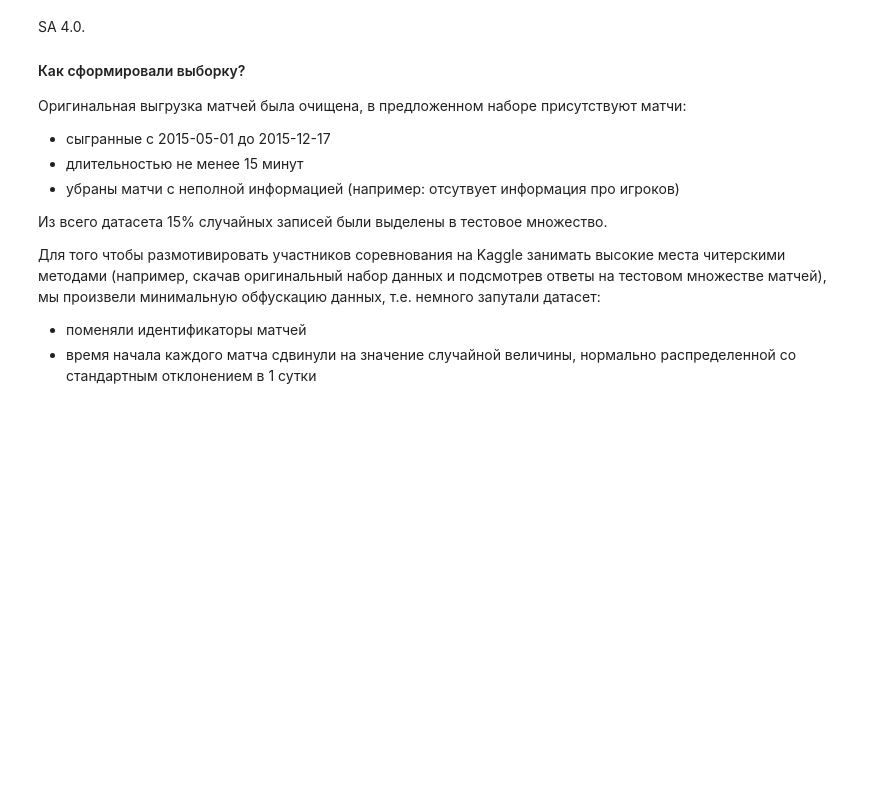
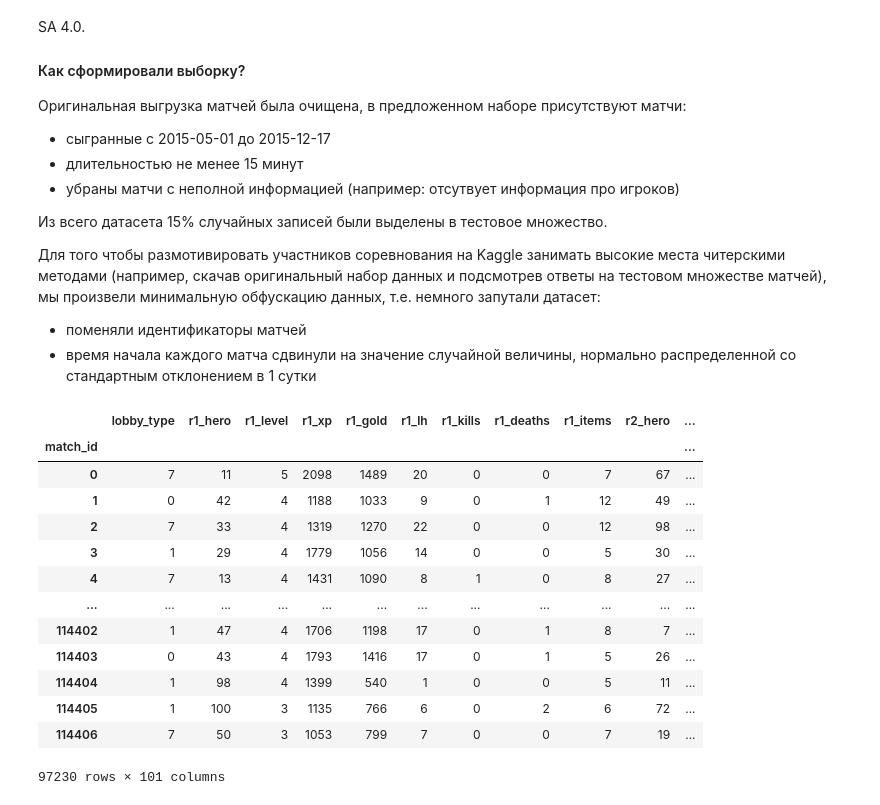
Before and after one commit to Healbod/projects, a Jupyter notebook: dota_win/final-statement.ipynb, the cells around one changed output. Cells and saved outputs as stored; diff of their text form; code cells hidden in the pictures; blank space fills up the shorter version.

```diff
--- a/dota_win/final-statement.ipynb
+++ b/dota_win/final-statement.ipynb
@@ -429,0 +442,24 @@ match_id,radiant_win
+# %%
+# 1.Считайте таблицу с признаками из файла features.csv с помощью кода, приведенного выше. Удалите признаки, связанные с
+# итогами матча (они помечены в описании данных как отсутствующие в тестовой выборке).
+features = pd.read_csv('./data/features.csv', index_col='match_id')
+X = features.drop(labels=['start_time', 'duration', 'radiant_win', 'tower_status_radiant', 'tower_status_dire',
+       'barracks_status_radiant', 'barracks_status_dire'], axis=1)
+y = features['radiant_win']
+# %%
+X
+# %% [output]
+|  | lobby_type | r1_hero | r1_level | r1_xp | r1_gold | r1_lh | r1_kills | r1_deaths | r1_items | r2_hero | ... |
+| match_id |  |  |  |  |  |  |  |  |  |  | ... |
+| 0 | 7 | 11 | 5 | 2098 | 1489 | 20 | 0 | 0 | 7 | 67 | ... |
+| 1 | 0 | 42 | 4 | 1188 | 1033 | 9 | 0 | 1 | 12 | 49 | ... |
+| 2 | 7 | 33 | 4 | 1319 | 1270 | 22 | 0 | 0 | 12 | 98 | ... |
+| 3 | 1 | 29 | 4 | 1779 | 1056 | 14 | 0 | 0 | 5 | 30 | ... |
+| 4 | 7 | 13 | 4 | 1431 | 1090 | 8 | 1 | 0 | 8 | 27 | ... |
+| ... | ... | ... | ... | ... | ... | ... | ... | ... | ... | ... | ... |
+| 114402 | 1 | 47 | 4 | 1706 | 1198 | 17 | 0 | 1 | 8 | 7 | ... |
+| 114403 | 0 | 43 | 4 | 1793 | 1416 | 17 | 0 | 1 | 5 | 26 | ... |
+| 114404 | 1 | 98 | 4 | 1399 | 540 | 1 | 0 | 0 | 5 | 11 | ... |
+| 114405 | 1 | 100 | 3 | 1135 | 766 | 6 | 0 | 2 | 6 | 72 | ... |
+| 114406 | 7 | 50 | 3 | 1053 | 799 | 7 | 0 | 0 | 7 | 19 | ... |
+97230 rows × 101 columns
```
Also changed, not shown: parts of 11 cells of this notebook, 1 other file.
